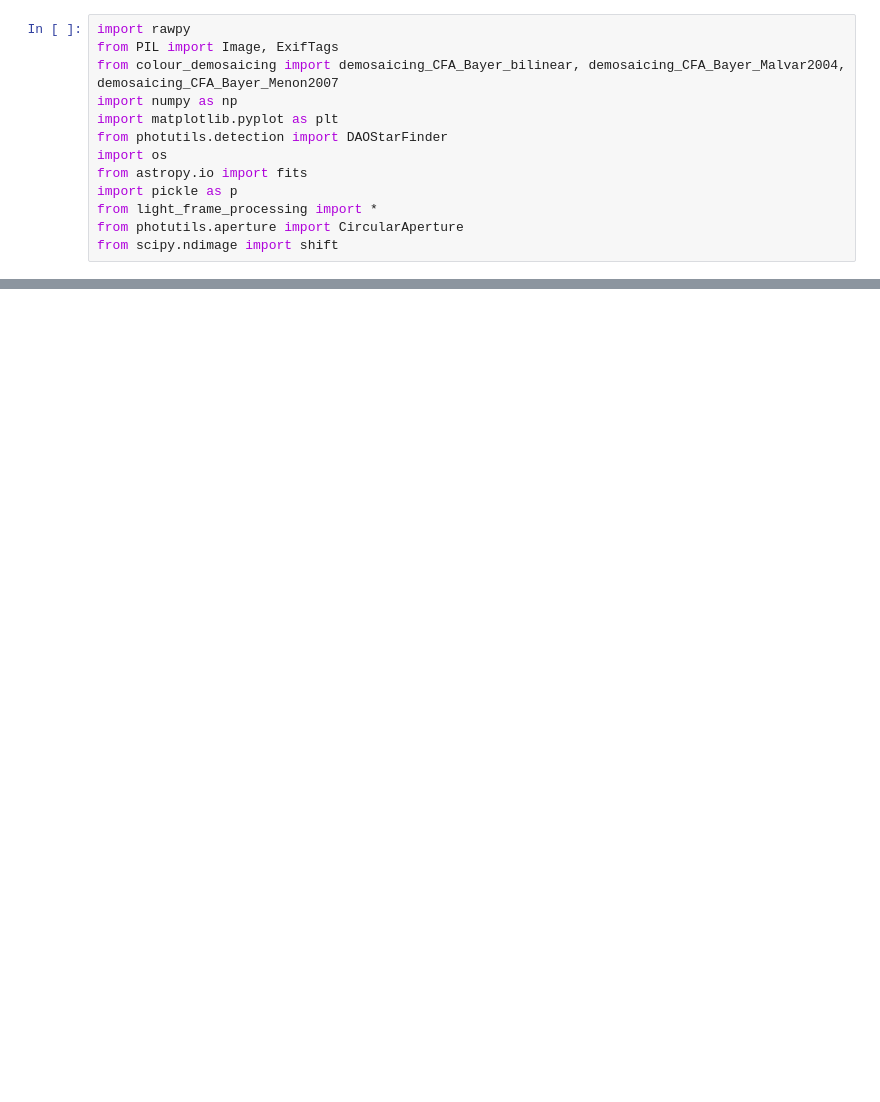
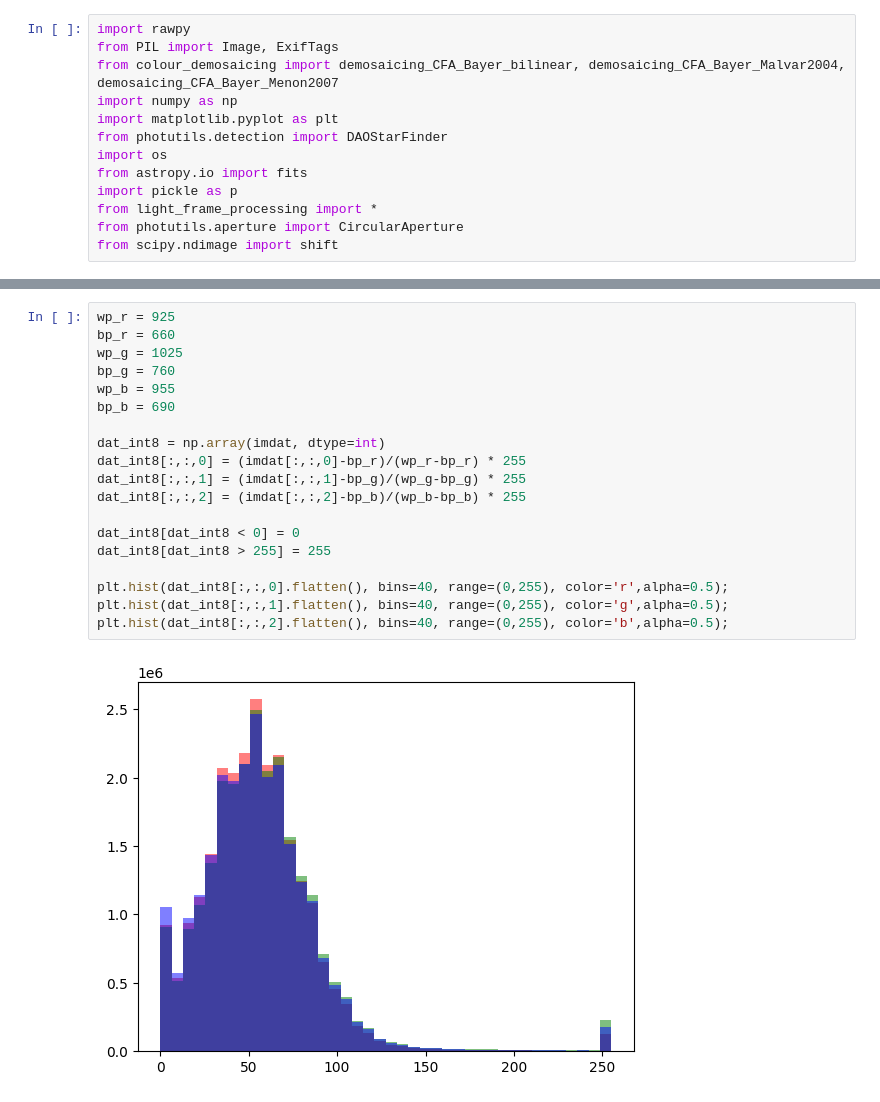
Before and after one commit to nasa-T/Astrophotography, a Jupyter notebook: image_stacking.ipynb, the cells around one changed output, grey strips where cells are left out. Drawn from its saved outputs; the diff is of its cells as text; blank space fills up the shorter version.

```diff
--- a/image_stacking.ipynb
+++ b/image_stacking.ipynb
@@ -151,0 +203,21 @@ dir_path = 'M81+82_052424/'
+# %%
+wp_r = 925
+bp_r = 660
+wp_g = 1025
+bp_g = 760
+wp_b = 955
+bp_b = 690
+
+dat_int8 = np.array(imdat, dtype=int)
+dat_int8[:,:,0] = (imdat[:,:,0]-bp_r)/(wp_r-bp_r) * 255
+dat_int8[:,:,1] = (imdat[:,:,1]-bp_g)/(wp_g-bp_g) * 255
+dat_int8[:,:,2] = (imdat[:,:,2]-bp_b)/(wp_b-bp_b) * 255
+
+dat_int8[dat_int8 < 0] = 0
+dat_int8[dat_int8 > 255] = 255
+
+plt.hist(dat_int8[:,:,0].flatten(), bins=40, range=(0,255), color='r',alpha=0.5);
+plt.hist(dat_int8[:,:,1].flatten(), bins=40, range=(0,255), color='g',alpha=0.5);
+plt.hist(dat_int8[:,:,2].flatten(), bins=40, range=(0,255), color='b',alpha=0.5);
+# %% [output]
+[figure, added]
```
Also changed, not shown: parts of 10 cells of this notebook, 5 other files.
